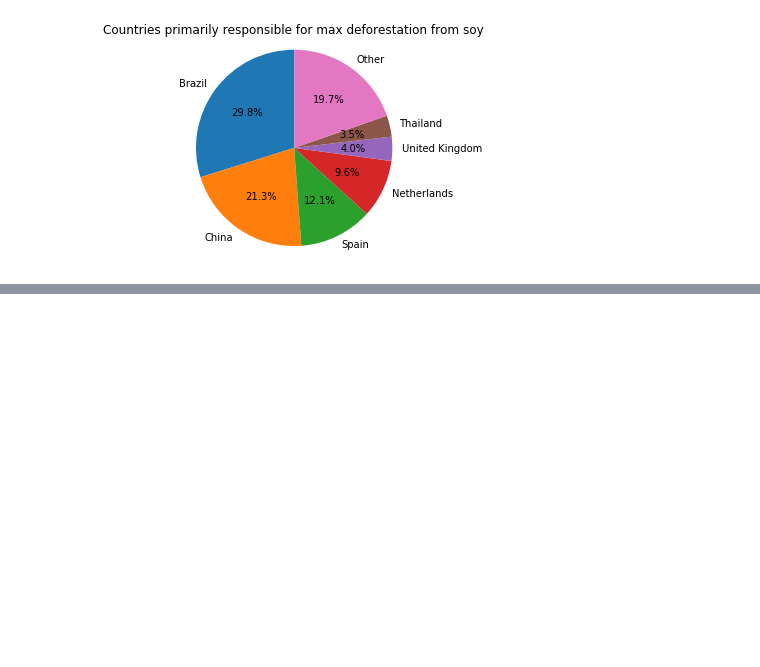
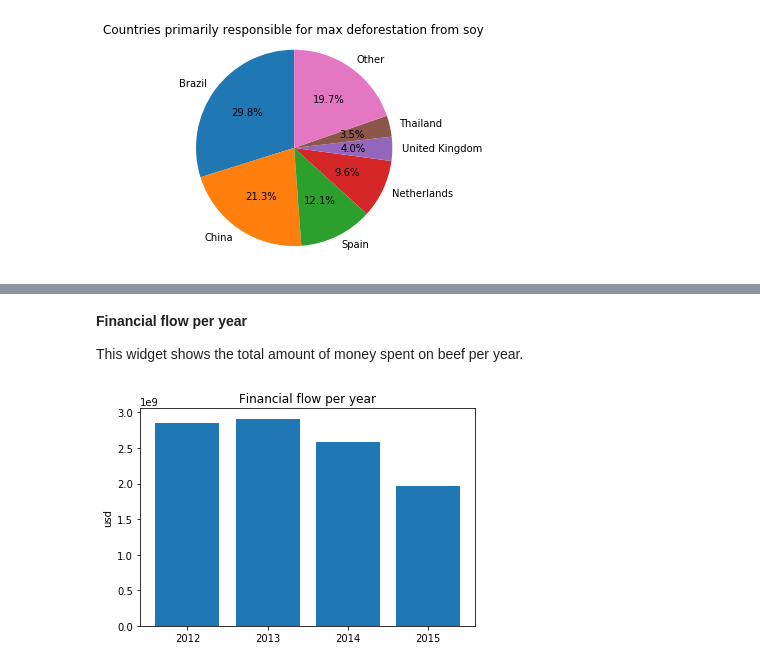
Before and after one commit to Vizzuality/data_sci_tutorials, a Jupyter notebook: work/TRASE_widgets.ipynb, the cells around one changed output, grey strips where cells are left out. Cells and saved outputs as stored; diff of their text form; code cells hidden in the pictures; blank space fills up the shorter version.

Commit message:
added financial flow widgets

```diff
--- a/work/TRASE_widgets.ipynb
+++ b/work/TRASE_widgets.ipynb
@@ -396,0 +402,3 @@ plt.show()
+# %%
+df = pd.read_json("/Users/ikersanchez/Vizzuality/PROIEKTUAK/TRASE/work/data/ARGENTINA_BEEF/ARGENTINA_BEEF.json")
+df.head()
@@ -396,0 +412,21 @@ plt.show()
+# %%
+fob_usd = []
+beef_volume= []
+years = []
+for year in df["YEAR"].unique():
+    tmp = df[df["YEAR"] == year]
+    fob_usd.append(tmp['FOB_USD'].sum())
+    beef_volume.append(tmp['BEEF_EQUIVALENT_TONS'].sum())
+    years.append(year)
+# %% [markdown]
+**Financial flow per year**
+
+This widget shows the total amount of money spent on beef per year.
+# %%
+plt.bar(years,fob_usd)
+plt.ylabel("usd")
+plt.xticks(years)
+plt.title("Financial flow per year")
+plt.show()
+# %% [output]
+[figure, added]
```
Also changed, not shown: parts of 24 cells of this notebook.
